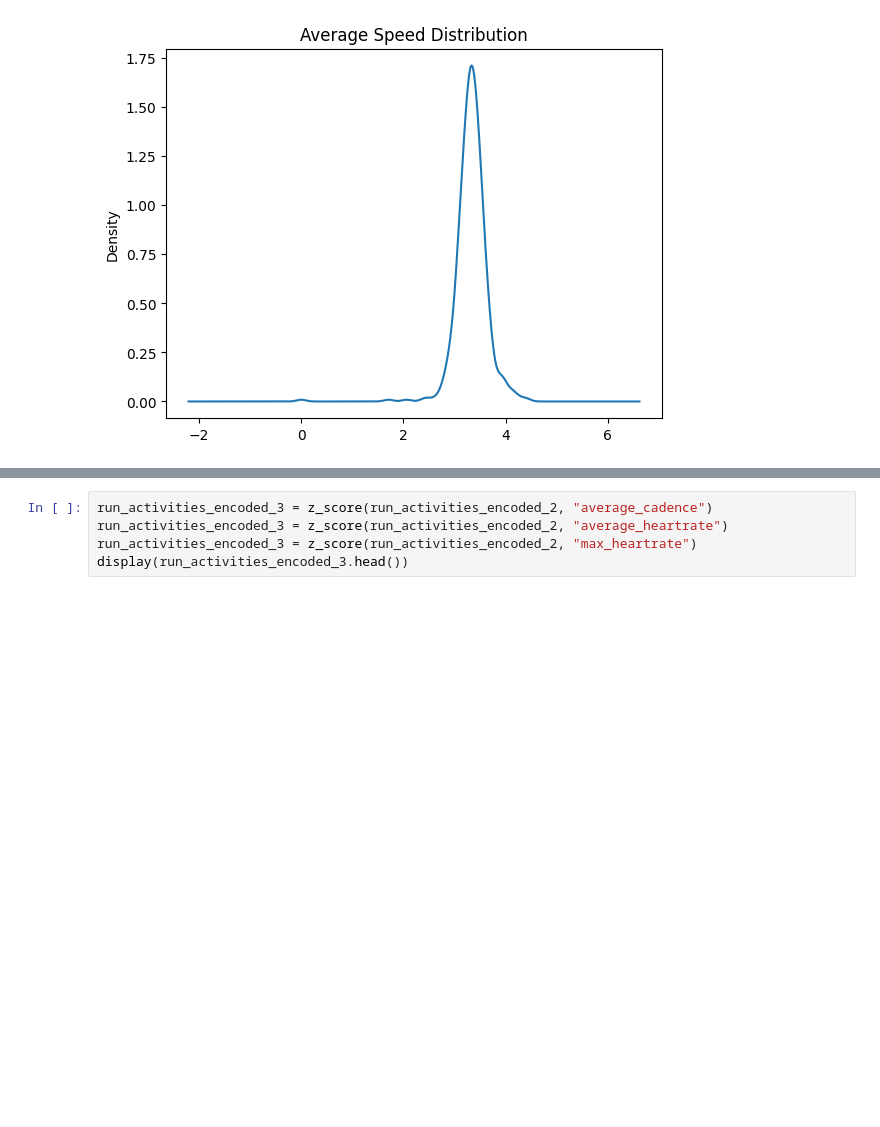
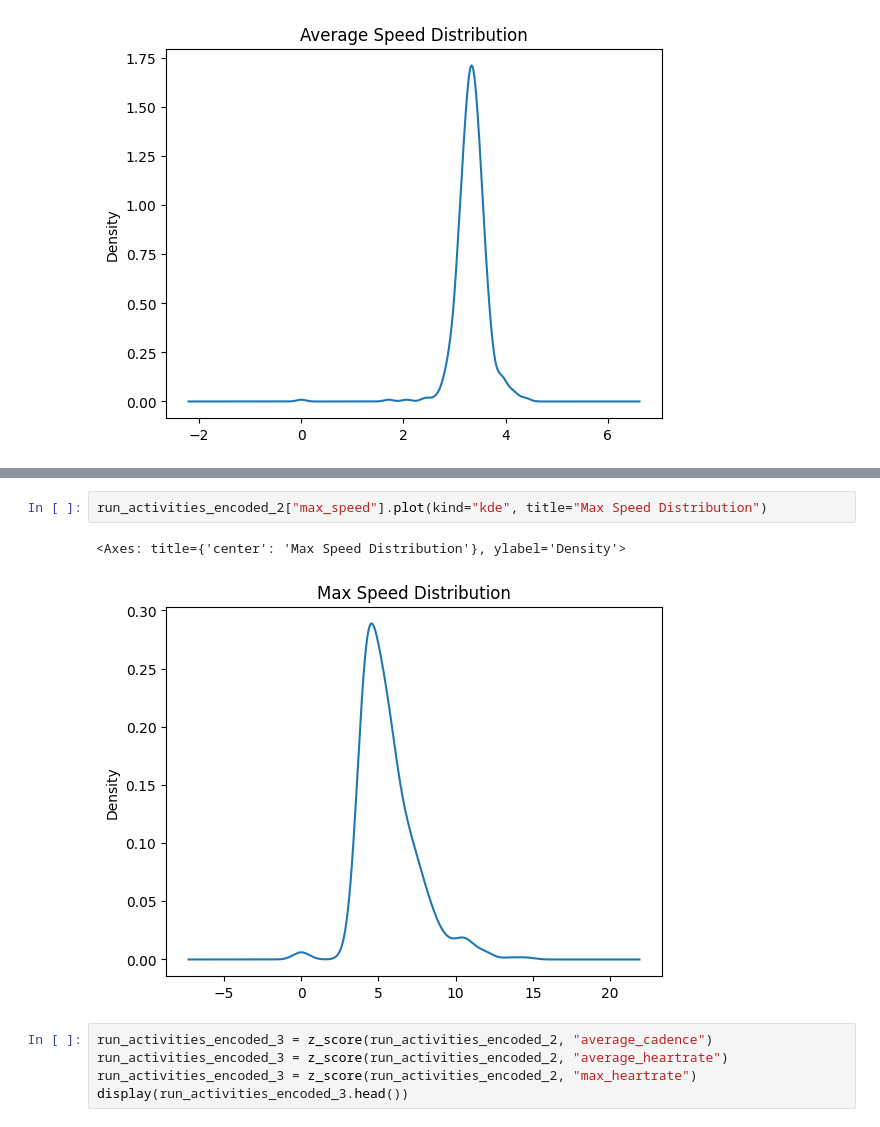
Before and after one commit to katdeegan/strava-projects, a Jupyter notebook: strava-data-test.ipynb, the cells around one changed output, grey strips where cells are left out. Cells and saved outputs as stored; diff of their text form; blank space fills up the shorter version.

```diff
--- a/strava-data-test.ipynb
+++ b/strava-data-test.ipynb
@@ -517,3 +527,8 @@ run_activities_encoded_2["average_speed"].plot(kind="kde", title="Average Speed
+# %%
+run_activities_encoded_2["max_speed"].plot(kind="kde", title="Max Speed Distribution")
+# %% [output]
+<Axes: title={'center': 'Max Speed Distribution'}, ylabel='Density'>
+[figure, added]
 # %%
 run_activities_encoded_3 = z_score(run_activities_encoded_2, "average_cadence")
 run_activities_encoded_3 = z_score(run_activities_encoded_2, "average_heartrate")
```
Also changed, not shown: parts of 11 cells of this notebook, 1 other file.
